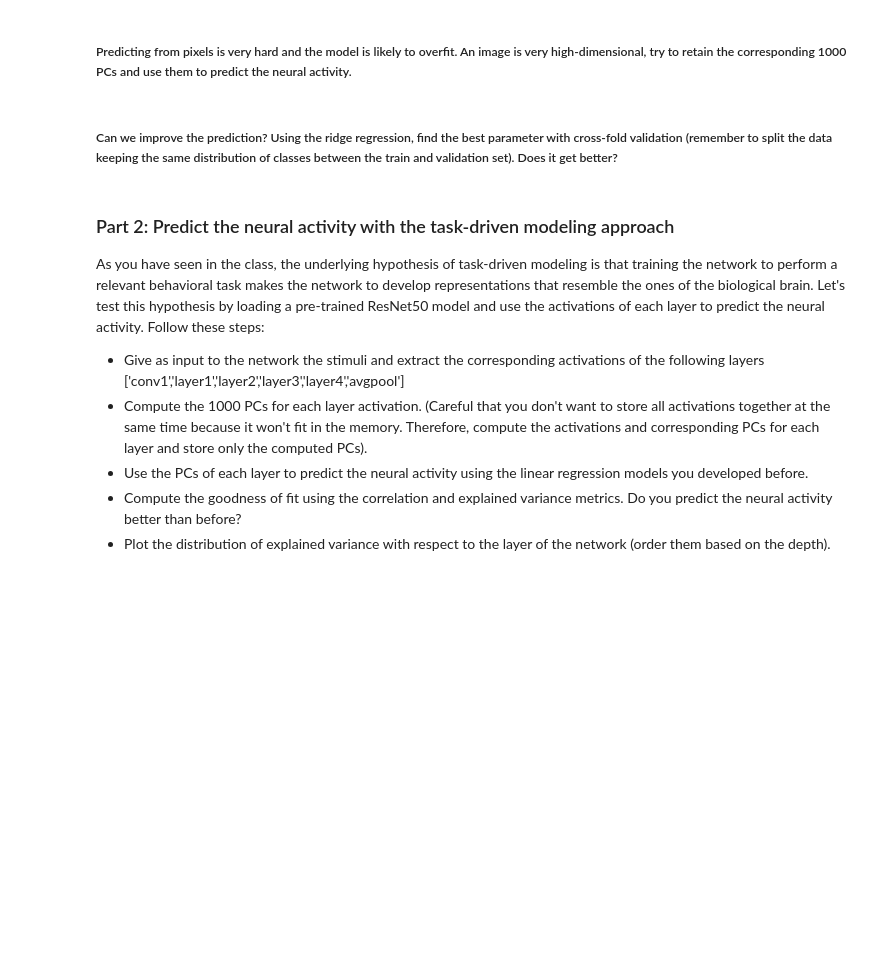
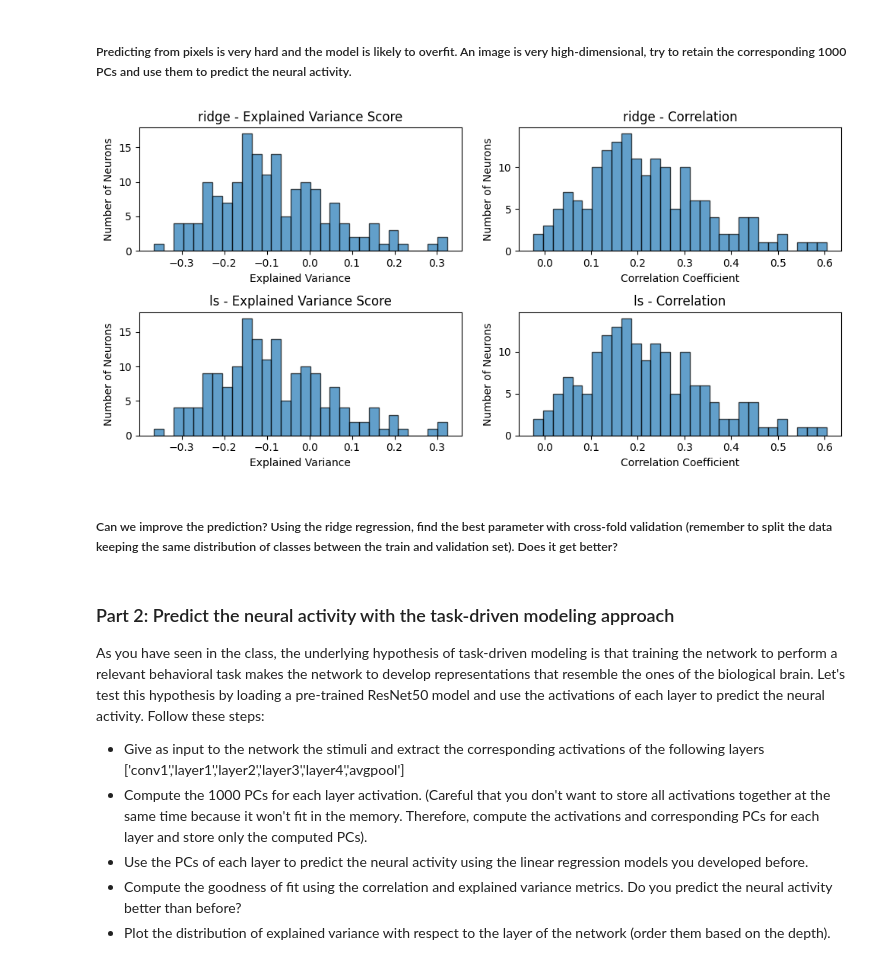
Before and after one commit to ledondodo/brainlike, a Jupyter notebook: week6/week6.ipynb, the cells around one changed output. Drawn from its saved outputs; the diff is of its cells as text; code cells hidden in the pictures; blank space fills up the shorter version.

```diff
--- a/week6/week6.ipynb
+++ b/week6/week6.ipynb
@@ -254,2 +170,27 @@ plt.show()
+# %%
+from sklearn.decomposition import PCA
+
+pca = PCA(n_components=1000)
+X_train_reduced = pca.fit_transform(X_train)
+X_val_reduced = pca.transform(X_val)
+predictions_pca = {}
+# %%
+# 1. Ridge Regression Model
+ridge = Ridge()
+ridge.fit(X_train_reduced, spikes_train)
+
+# Predictions
+predictions_pca['ridge'] = ridge.predict(X_val_reduced)
+# %%
+# 2. Least Squares Regression Model
+ls_model = LinearRegression()
+ls_model.fit(X_train_reduced, spikes_train)
+
+# Predictions
+predictions_pca['ls'] = ls_model.predict(X_val_reduced)
+# %%
+evaluation_metrics(predictions_pca)
+# %% [output]
+[figure, added]
 # %% [markdown]
 ##### Can we improve the prediction? Using the ridge regression, find the best parameter with cross-fold validation (remember to split the data keeping the same distribution of classes between the train and validation set). Does it get better?
```
Also changed, not shown: parts of 17 cells of this notebook.
